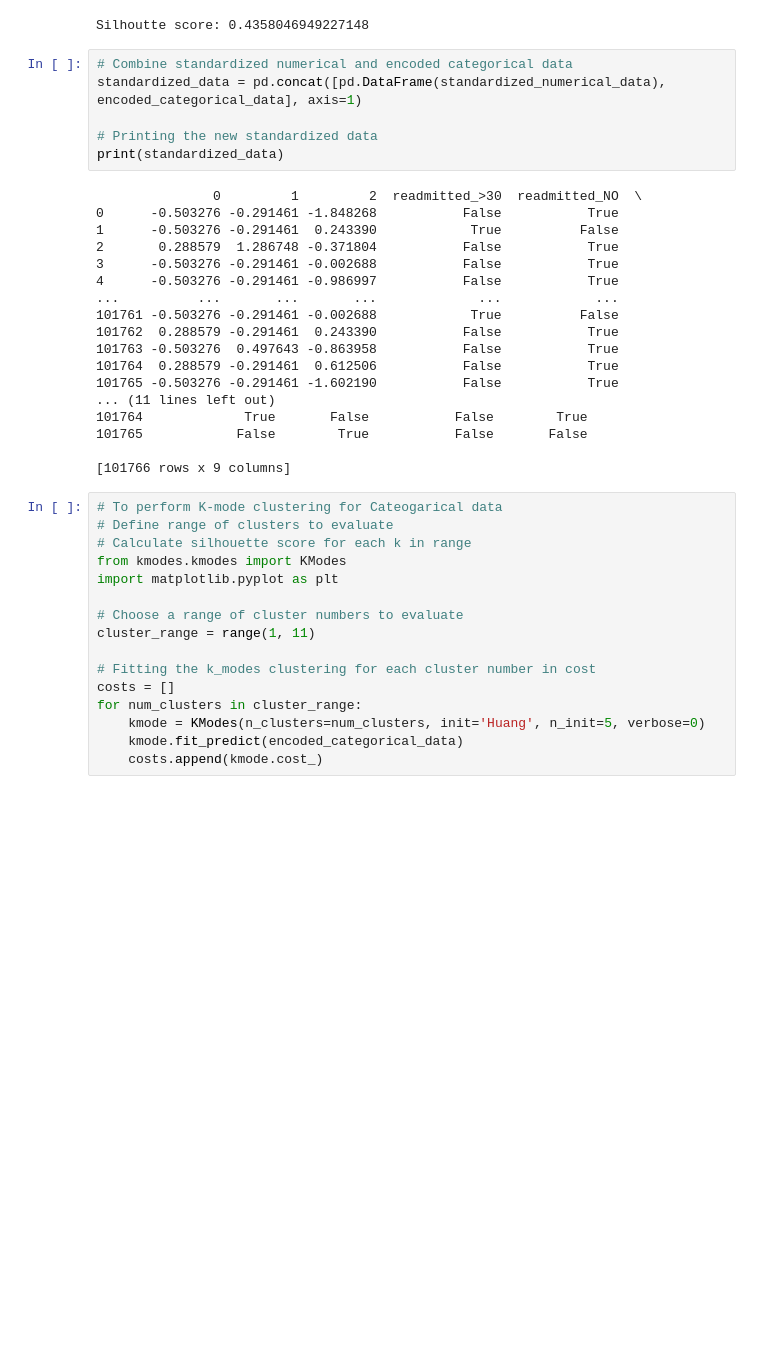
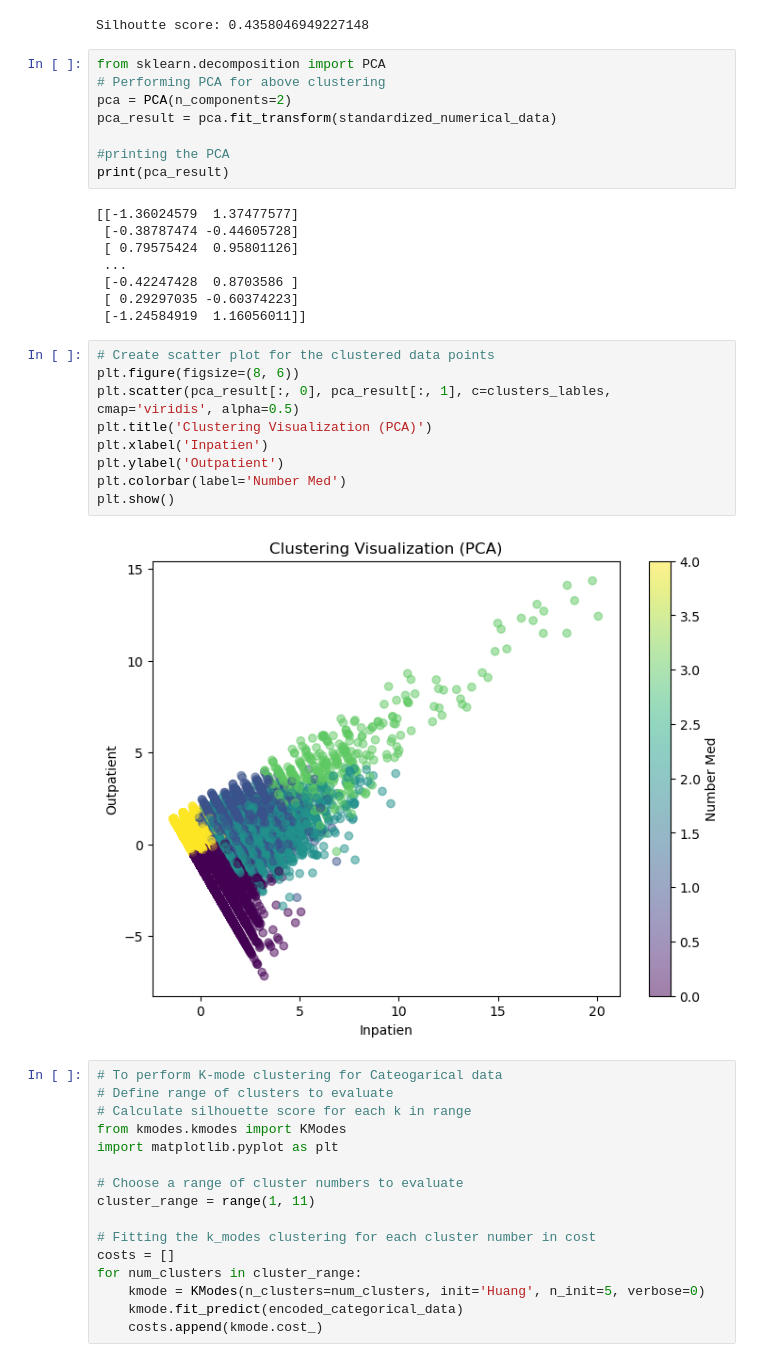
Before and after one commit to dixitmj/Analysis-of-Diabetic-data-, a Jupyter notebook: Advance assign.ipynb, the cells around one changed output. Cells and saved outputs as stored; diff of their text form; blank space fills up the shorter version.

```diff
--- a/Advance assign.ipynb
+++ b/Advance assign.ipynb
@@ -331,30 +331,33 @@ silhouette_avg = silhouette_score(standardized_numerical_data, clusters_lables)
 print("Silhoutte score:", silhouette_avg)
 # %% [output]
 Silhoutte score: 0.4358046949227148
-# %%
-# Combine standardized numerical and encoded categorical data
-standardized_data = pd.concat([pd.DataFrame(standardized_numerical_data), encoded_categorical_data], axis=1)
-
-# Printing the new standardized data
-print(standardized_data)
-# %% [output]
-               0         1         2  readmitted_>30  readmitted_NO  \
-0      -0.503276 -0.291461 -1.848268           False           True
-1      -0.503276 -0.291461  0.243390            True          False
-2       0.288579  1.286748 -0.371804           False           True
-3      -0.503276 -0.291461 -0.002688           False           True
-4      -0.503276 -0.291461 -0.986997           False           True
-...          ...       ...       ...             ...            ...
-101761 -0.503276 -0.291461 -0.002688            True          False
-101762  0.288579 -0.291461  0.243390           False           True
-101763 -0.503276  0.497643 -0.863958           False           True
-101764  0.288579 -0.291461  0.612506           False           True
-101765 -0.503276 -0.291461 -1.602190           False           True
-... (11 lines left out)
-101764             True       False           False        True
-101765            False        True           False       False
-
-[101766 rows x 9 columns]
+# %%
+from sklearn.decomposition import PCA
+# Performing PCA for above clustering
+pca = PCA(n_components=2)
+pca_result = pca.fit_transform(standardized_numerical_data)
+
+#printing the PCA
+print(pca_result)
+# %% [output]
+[[-1.36024579  1.37477577]
+ [-0.38787474 -0.44605728]
+ [ 0.79575424  0.95801126]
+ ...
+ [-0.42247428  0.8703586 ]
+ [ 0.29297035 -0.60374223]
+ [-1.24584919  1.16056011]]
+# %%
+# Create scatter plot for the clustered data points
+plt.figure(figsize=(8, 6))
+plt.scatter(pca_result[:, 0], pca_result[:, 1], c=clusters_lables, cmap='viridis', alpha=0.5)
+plt.title('Clustering Visualization (PCA)')
+plt.xlabel('Inpatien')
+plt.ylabel('Outpatient')
+plt.colorbar(label='Number Med')
+plt.show()
+# %% [output]
+[figure, added]
 # %%
 # To perform K-mode clustering for Cateogarical data
 # Define range of clusters to evaluate
```
Also changed, not shown: parts of 8 cells of this notebook.
